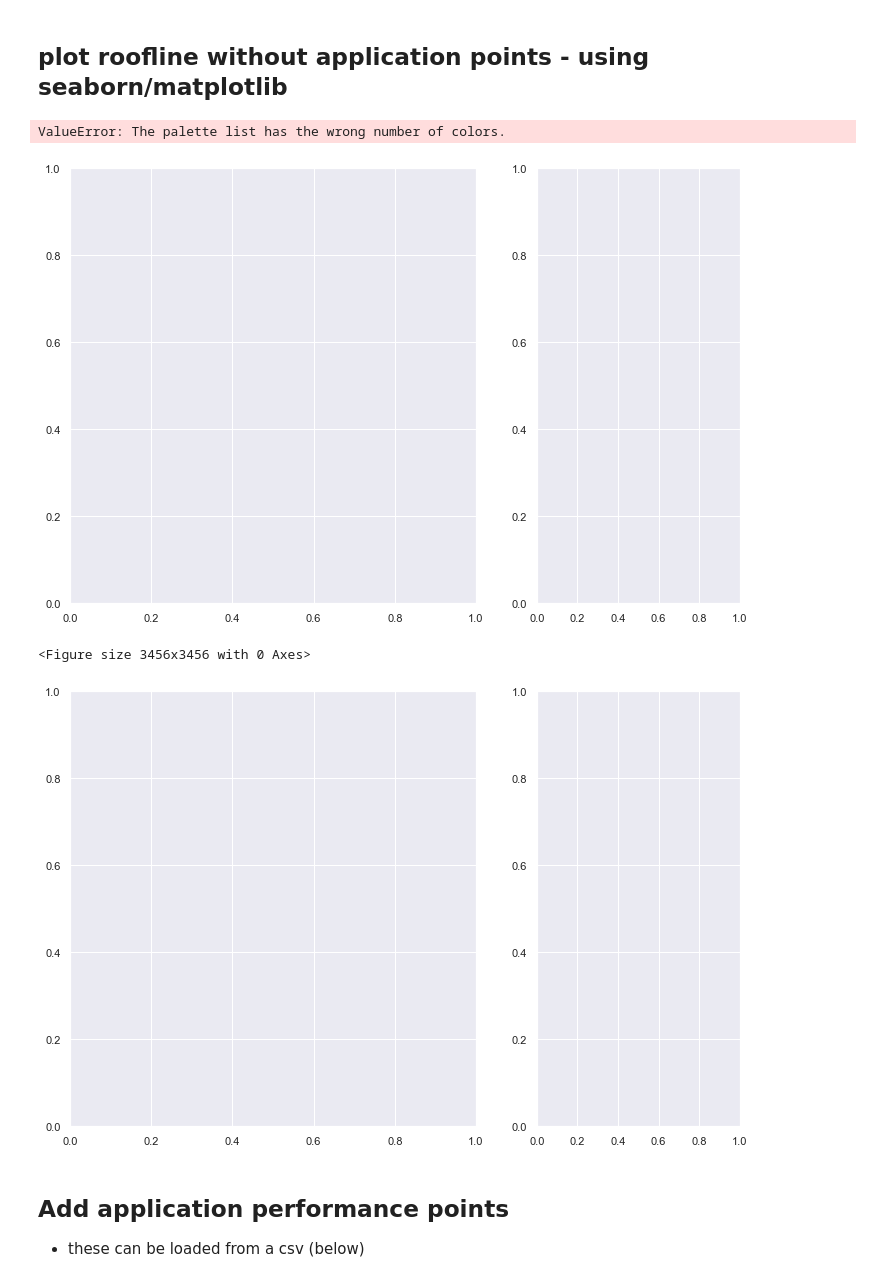
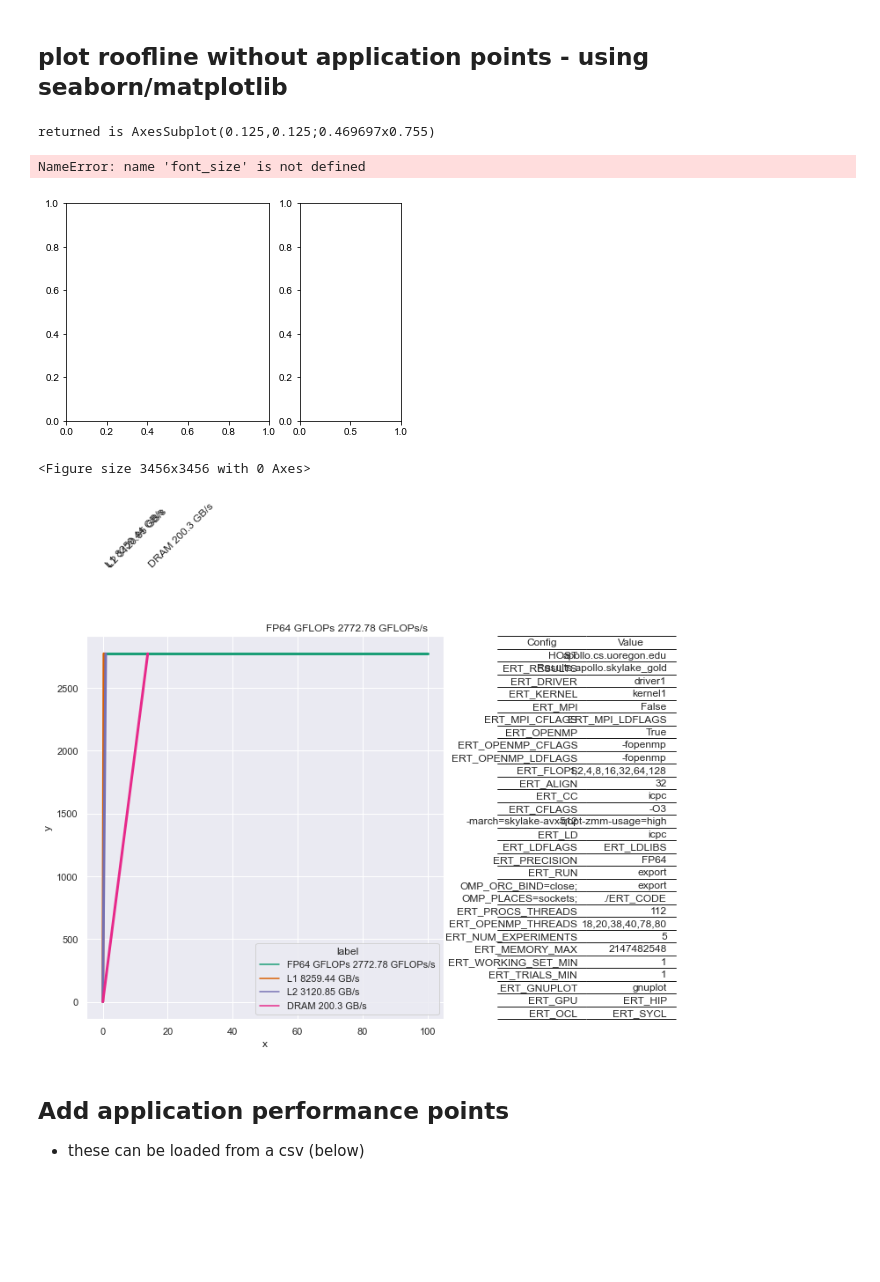
Before and after one commit to HPCL/roofline_python, a Jupyter notebook: roofline_python.ipynb, the cells around one changed output. Cells and saved outputs as stored; diff of their text form; code cells hidden in the pictures; blank space fills up the shorter version.

```diff
--- a/roofline_python.ipynb
+++ b/roofline_python.ipynb
@@ -27,8 +27,8 @@ import plotly.graph_objects as go
 # %%
 # JUPYTER NOTEBOOK
 #filename = "roofline_a64_DP.json"
-filename = "roofline_cascadelake_DP.json"
-#filename = "roofline.json"
+#filename = "roofline_cascadelake_DP.json"
+filename = "roofline.json"
 with open(filename) as file:
     data = json.load(file)
 data
@@ -260,7 +305,8 @@ palette = sns.color_palette( "Dark2", int(len(g_df)/2))
 
 # plot the lines and peak flop labels
 fig, (ax,ax2) = plt.subplots(1, 2, gridspec_kw={'width_ratios': [2, 1]})
-sns.lineplot(data=g_df, x="x", y="y", hue="label",palette=palette, ax=ax, linewidth=3)
+returned = sns.lineplot(data=g_df, x="x", y="y", hue="label",palette=palette, ax=ax, linewidth=3)
+print("returned is", returned)
 
 # plot the line label(s)
 for i in range(len(gflops_df.name.unique())):
@@ -270,37 +316,38 @@ for index in range(len(gbytes_df.name.unique())):
     (xmax, slope) = max([(gbytes_df['x'][i],gbytes_df['slope'][i]) for i in range(len(gbytes_df['x'])) if gbytes_df['name'][i]==mem])
     xmid = math.sqrt(xmin * xmax)
     ylab = slope * xmin
     #y0gbytes = ymid
     x0gbytes = y0gbytes/slope
     alpha = 1.25
     angle = math.degrees(math.atan(slope))/2
     ax.text(x0gbytes, y0gbytes*alpha, gbytes_df['label'][index], size='medium', rotation=angle)
 
 # add table of configs
 bbox=[0, 0, 1, 1]
 ax2.axis('off')
 ax2.axis('tight')
 mpl_table = ax2.table(cellText = metadata_df.values, bbox=bbox, colLabels=metadata_df.columns, edges='horizontal')
 mpl_table.auto_set_font_size(False)
 mpl_table.set_fontsize(font_size)
 
 # add grid lines, title, legend
 ax.grid(b=True, which='both')
 ax.set_title(title, fontsize=20)
 ax.legend(loc='lower right')
 #sns.set(font_scale=2.5)
 
 fig.tight_layout();
 
 # save if desired
 ax.figure.savefig("roofline.svg");
 
 plt.show();
 # %% [output]
-ValueError: The palette list has the wrong number of colors.
+returned is AxesSubplot(0.125,0.125;0.469697x0.755)
+NameError: name 'font_size' is not defined
-[figure, old version]
+[figure, new version]
-<Figure size 3456x3456 with 0 Axes>
+<Figure size 3456x3456 with 0 Axes>
-[figure, old version]
+[figure, new version]
 # %% [markdown]
 ## Add application performance points
  - these can be loaded from a csv (below)
```
Also changed, not shown: parts of 15 cells of this notebook, 2 other files.
